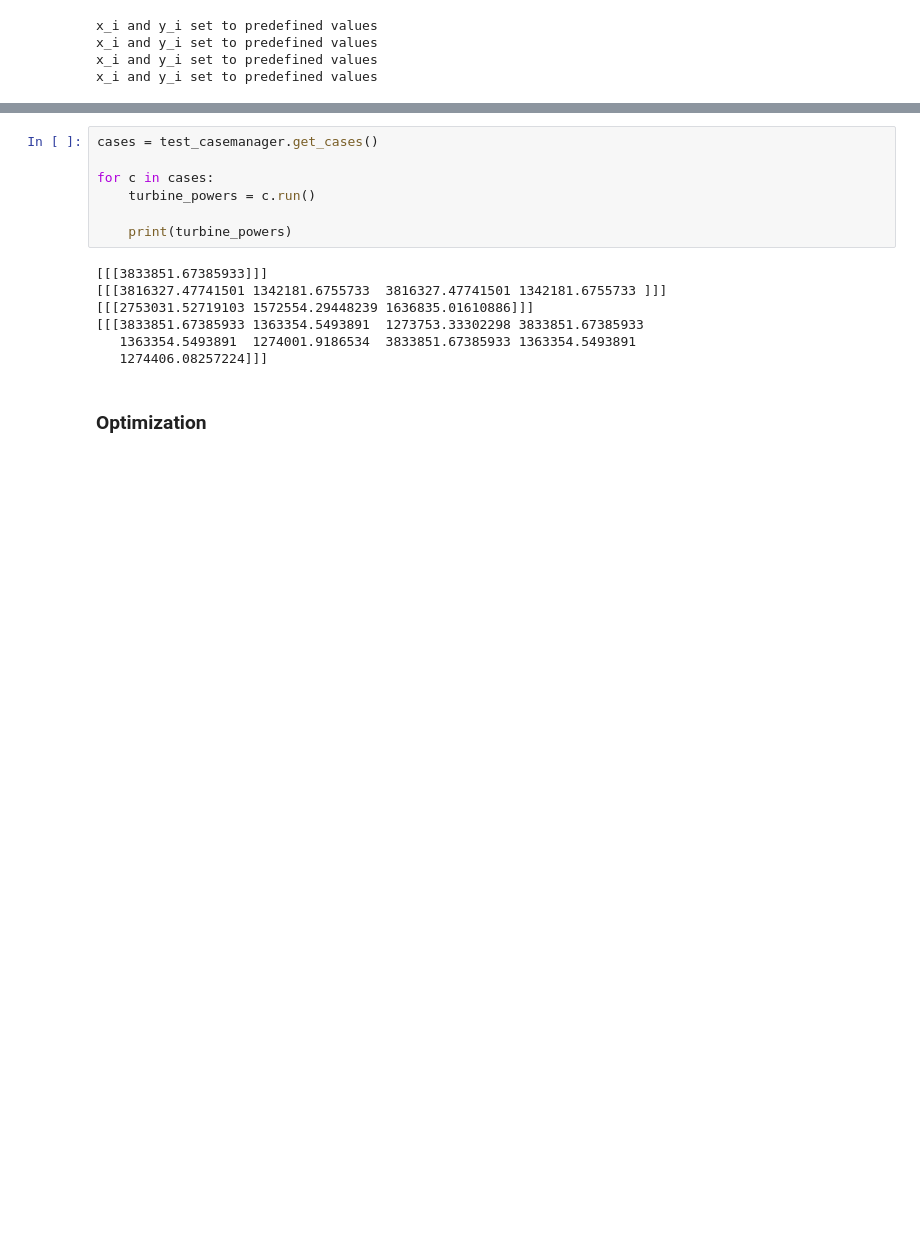
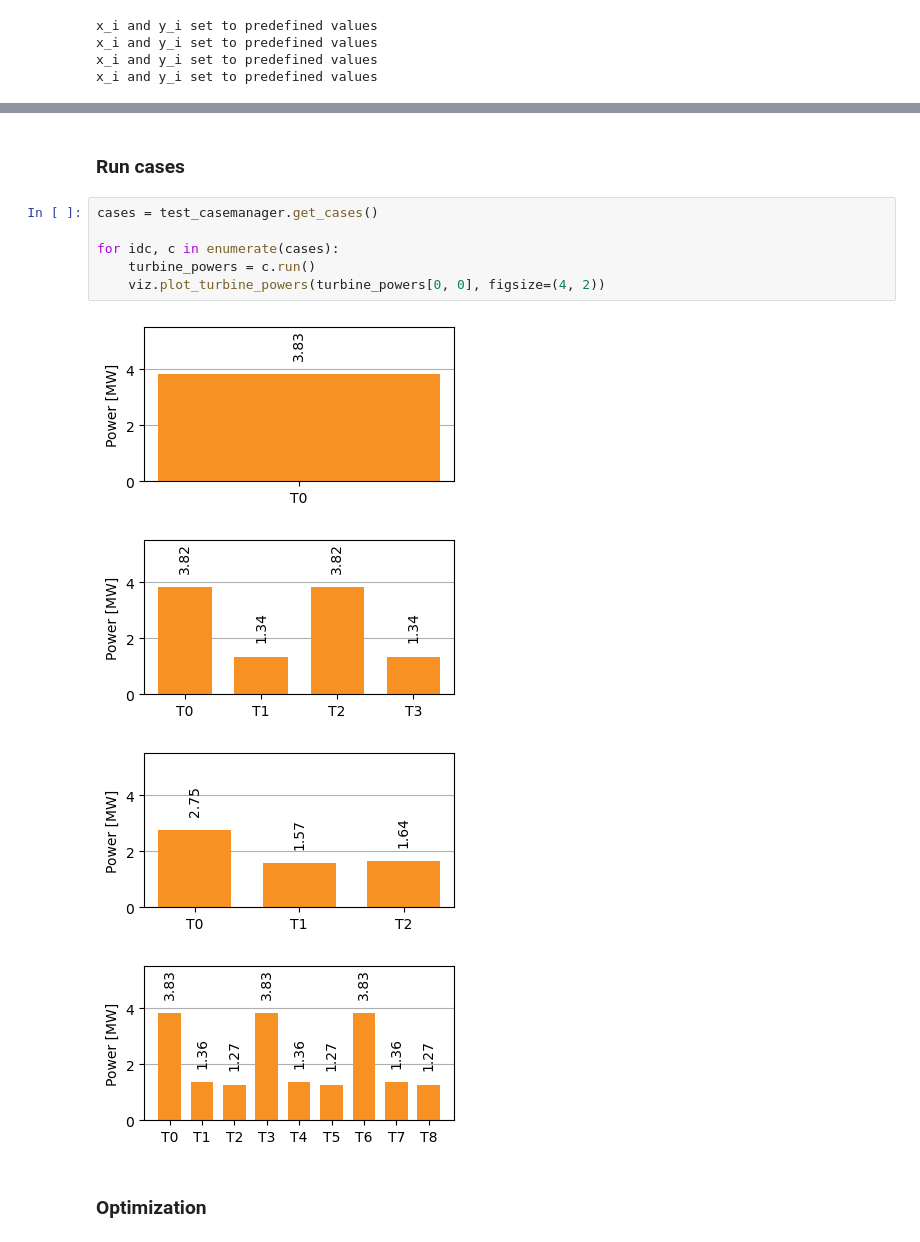
Before and after one commit to chrisosse/TouchWind_Optimization_Framework, a Jupyter notebook: framework_test.ipynb, the cells around one changed output, grey strips where cells are left out. Saved outputs shown, nothing was run; the diff lists cells and outputs as text; blank space fills up the shorter version.

```diff
--- a/framework_test.ipynb
+++ b/framework_test.ipynb
@@ -60,17 +123,16 @@ x_i and y_i set to predefined values
+# %% [markdown]
+### Run cases
 # %%
 cases = test_casemanager.get_cases()
 
-for c in cases:
+for idc, c in enumerate(cases):
     turbine_powers = c.run()
-
-    print(turbine_powers)
+    viz.plot_turbine_powers(turbine_powers[0, 0], figsize=(4, 2))
 # %% [output]
-[[[3833851.67385933]]]
-[[[3816327.47741501 1342181.6755733  3816327.47741501 1342181.6755733 ]]]
-[[[2753031.52719103 1572554.29448239 1636835.01610886]]]
-[[[3833851.67385933 1363354.5493891  1273753.33302298 3833851.67385933
-   1363354.5493891  1274001.9186534  3833851.67385933 1363354.5493891
-   1274406.08257224]]]
+[figure, added]
+[figure, added]
+[figure, added]
+[figure, added]
 # %% [markdown]
 ### Optimization
 # %%
```
Also changed, not shown: parts of 16 cells of this notebook, 3 other files.
